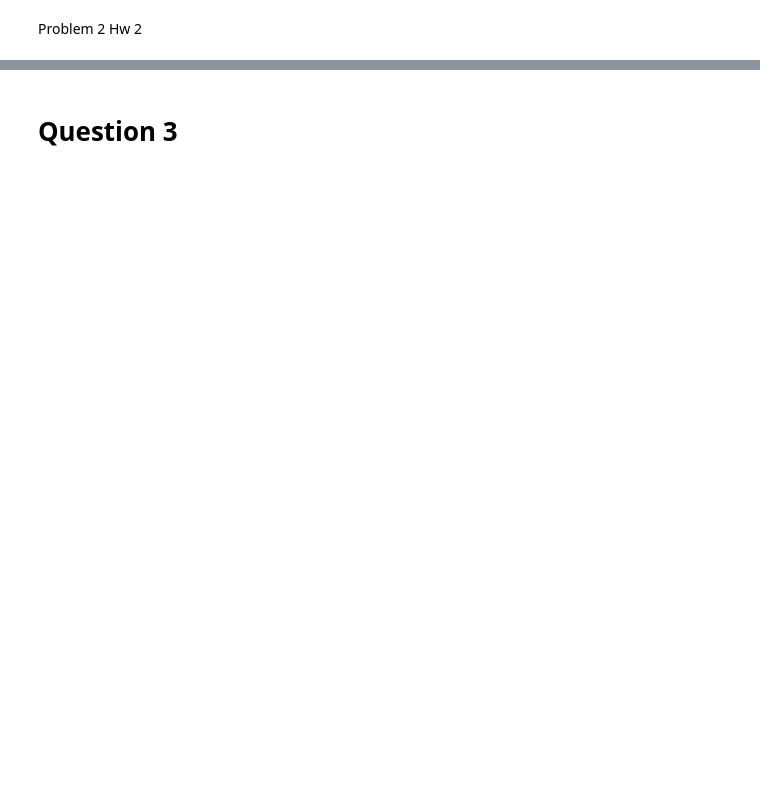
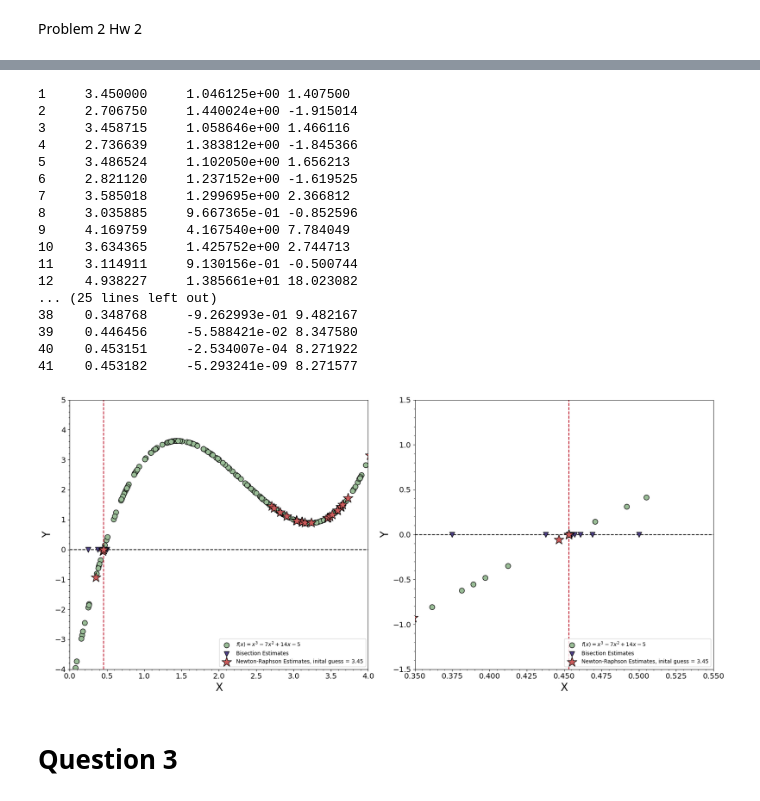
Before and after one commit to Astro-CMalhas/Computational-Astronomy, a Jupyter notebook: Homework_2.ipynb, the cells around one changed output, grey strips where cells are left out. Drawn from its saved outputs; the diff is of its cells as text; code cells hidden in the pictures; blank space fills up the shorter version.

```diff
--- a/Homework_2.ipynb
+++ b/Homework_2.ipynb
@@ -205,2 +239,51 @@ plt.show()
+# %%
+root_nr, iter_nr, steps_nr = newton_raphson(prob1y, prob1dy, 3.45, errorthres)
+
+# Calc our y values
+nr_y_vals = [prob1y(x) for x in steps_nr]
+
+fig, (ax1, ax2) = plt.subplots(1, 2, figsize=(18, 8))
+#this loop will plot our bisect and NR method for the "brroken" case wher eour initial guess is 3.45
+for ax in [ax1, ax2]:
+    ax.scatter(integerlist, yvallist1, color="#9ABD97", s=markersize123, edgecolors='black', label='$f(x) = x^3 - 7x^2 + 14x - 5$')
+    ax.axhline(y=0, color='k', linestyle='--')
+    ax.axvline(x=0.45318, linestyle='dashed', color='#BB0A21')
+
+    ax.scatter(steps_bi, [0]*len(steps_bi), color='#4E4187', edgecolors='black', marker='v', s=markersize123, label='Bisection Estimates', zorder=5)
+    ax.scatter(steps_nr, nr_y_vals, color='#CD5C5C', edgecolors='black', marker='*', s=4*markersize123, label='Newton-Raphson Estimates, inital guess = 3.45', zorder=6)
+
+    ax.tick_params(axis='both', which='major', labelsize=14)
+    ax.minorticks_on()
+    ax.set_xlabel("X", fontsize=20)
+    ax.set_ylabel("Y", fontsize=20)
+    ax.legend(loc=4)
+ax1.set_xlim(0,4)
+ax1.set_ylim(-4,5)
+
+ax2.set_xlim(0.35, 0.55)
+ax2.set_ylim(-1.5, 1.5)
+plt.savefig('broken.png', dpi=300)
+
+plt.tight_layout()
+plt.show()
+# %% [output]
+1     3.450000     1.046125e+00 1.407500
+2     2.706750     1.440024e+00 -1.915014
+3     3.458715     1.058646e+00 1.466116
+4     2.736639     1.383812e+00 -1.845366
+5     3.486524     1.102050e+00 1.656213
+6     2.821120     1.237152e+00 -1.619525
+7     3.585018     1.299695e+00 2.366812
+8     3.035885     9.667365e-01 -0.852596
+9     4.169759     4.167540e+00 7.784049
+10    3.634365     1.425752e+00 2.744713
+11    3.114911     9.130156e-01 -0.500744
+12    4.938227     1.385661e+01 18.023082
+... (25 lines left out)
+38    0.348768     -9.262993e-01 9.482167
+39    0.446456     -5.588421e-02 8.347580
+40    0.453151     -2.534007e-04 8.271922
+41    0.453182     -5.293241e-09 8.271577
+[figure, added]
 # %% [markdown]
 # Question 3
```
Also changed, not shown: parts of 10 cells of this notebook.
